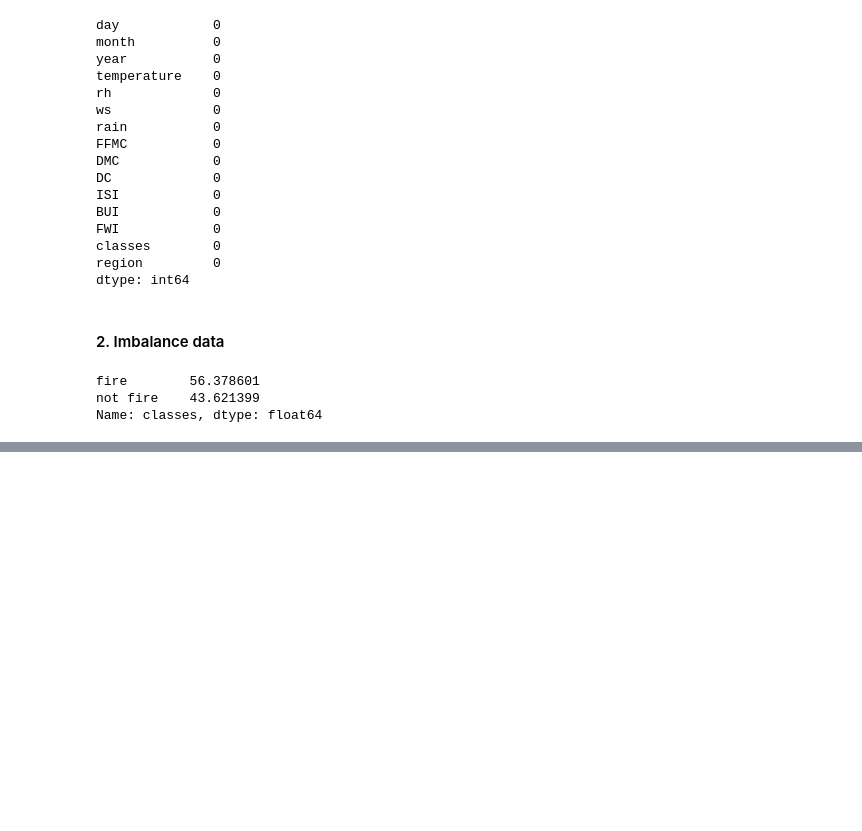
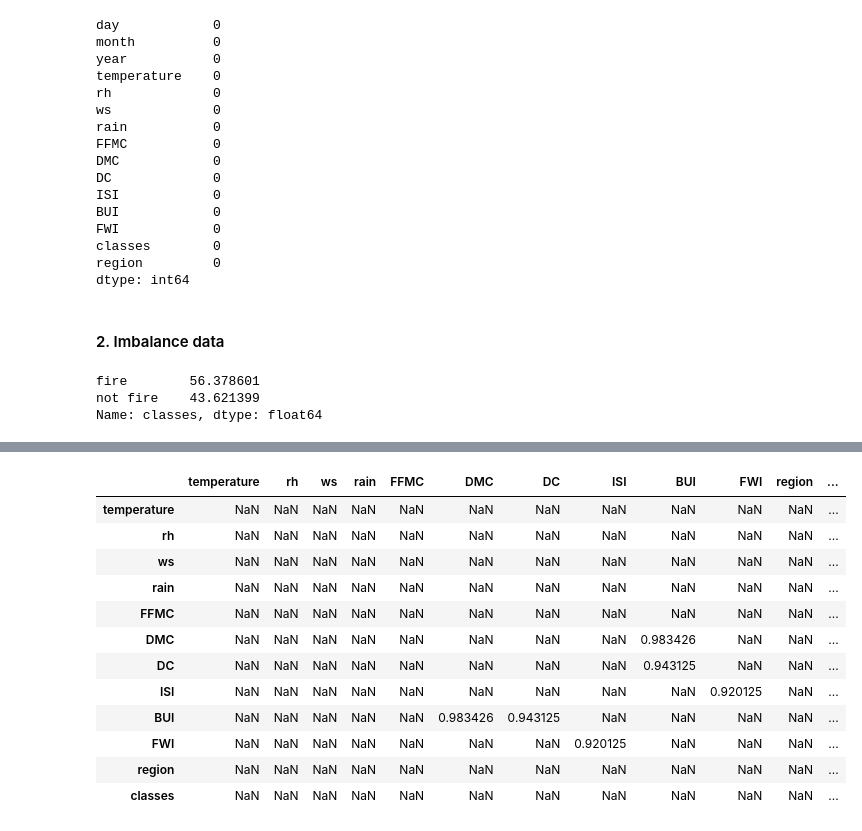
Before and after one commit to sreeman-11021996/Algeria_Forest_Fire_Predictor, a Jupyter notebook: Forest Fires part 2 - Model Building.ipynb, the cells around one changed output, grey strips where cells are left out. Saved outputs shown, nothing was run; the diff lists cells and outputs as text; code cells hidden in the pictures; blank space fills up the shorter version.

```diff
--- a/Forest Fires part 2 - Model Building.ipynb
+++ b/Forest Fires part 2 - Model Building.ipynb
@@ -106,0 +173,4 @@ Name: classes, dtype: float64
+# %%
+from sklearn.compose import ColumnTransformer
+trf = ColumnTransformer(transformers = [("scalar",scalar,slice(0,10)),
+    ("ohe",ohe,[10])],remainder="drop")
@@ -106,0 +224,18 @@ Name: classes, dtype: float64
+# %%
+threshold = 0.9
+redundant = 1.0
+corr_matrix[(corr_matrix != redundant) & (corr_matrix > threshold)]
+# %% [output]
+|  | temperature | rh | ws | rain | FFMC | DMC | DC | ISI | BUI | FWI | region | ... |
+| temperature | NaN | NaN | NaN | NaN | NaN | NaN | NaN | NaN | NaN | NaN | NaN | ... |
+| rh | NaN | NaN | NaN | NaN | NaN | NaN | NaN | NaN | NaN | NaN | NaN | ... |
+| ws | NaN | NaN | NaN | NaN | NaN | NaN | NaN | NaN | NaN | NaN | NaN | ... |
+| rain | NaN | NaN | NaN | NaN | NaN | NaN | NaN | NaN | NaN | NaN | NaN | ... |
+| FFMC | NaN | NaN | NaN | NaN | NaN | NaN | NaN | NaN | NaN | NaN | NaN | ... |
+| DMC | NaN | NaN | NaN | NaN | NaN | NaN | NaN | NaN | 0.983426 | NaN | NaN | ... |
+| DC | NaN | NaN | NaN | NaN | NaN | NaN | NaN | NaN | 0.943125 | NaN | NaN | ... |
+| ISI | NaN | NaN | NaN | NaN | NaN | NaN | NaN | NaN | NaN | 0.920125 | NaN | ... |
+| BUI | NaN | NaN | NaN | NaN | NaN | 0.983426 | 0.943125 | NaN | NaN | NaN | NaN | ... |
+| FWI | NaN | NaN | NaN | NaN | NaN | NaN | NaN | 0.920125 | NaN | NaN | NaN | ... |
+| region | NaN | NaN | NaN | NaN | NaN | NaN | NaN | NaN | NaN | NaN | NaN | ... |
+| classes | NaN | NaN | NaN | NaN | NaN | NaN | NaN | NaN | NaN | NaN | NaN | ... |
```
Also changed, not shown: parts of 36 cells of this notebook.
